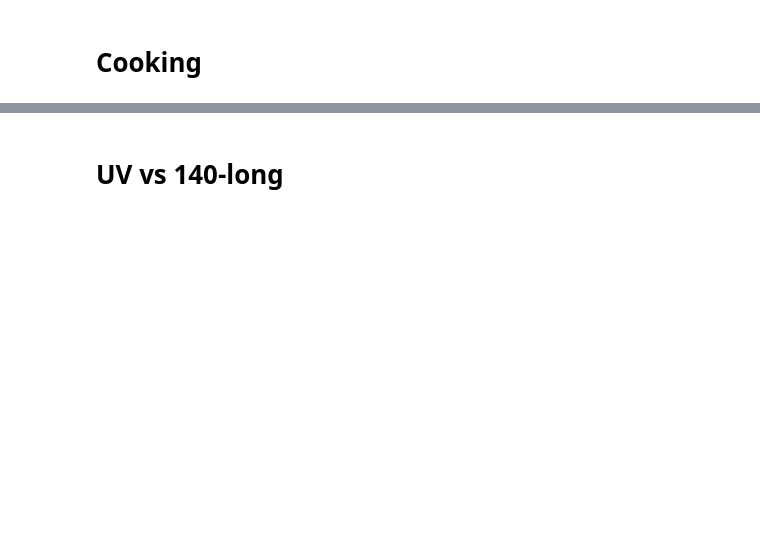
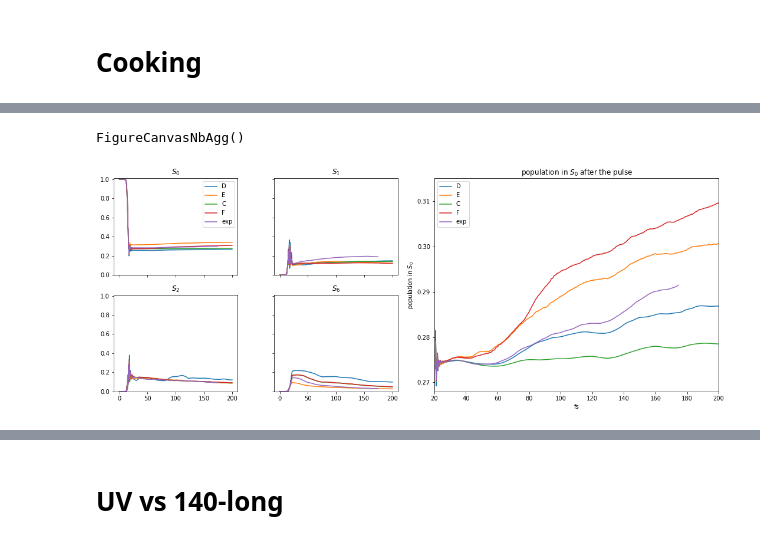
Before and after one commit to acuzzio/GridQuantumPropagator, a Jupyter notebook: Scripts/Windows_Paper.ipynb, the cells around one changed output, grey strips where cells are left out. Cells and saved outputs as stored; diff of their text form; code cells hidden in the pictures; blank space fills up the shorter version.

```diff
--- a/Scripts/Windows_Paper.ipynb
+++ b/Scripts/Windows_Paper.ipynb
@@ -203,3 +201,39 @@ fig.tight_layout()
+# %%
+fig , [[ax0,ax1,b0,b1],[ax2,ax3,b2,b3]] = plt.subplots(2,4,figsize=(15,6),sharex=True, sharey=True);
+labels = names
+labels = ['D','E','C','F','exp']
+displacements = [0.0176,-0.041,0,0,-0.01]
+
+
+b0 = plt.subplot2grid((2, 4), (0, 2), rowspan=2, colspan=2)
+
+for x in range(len(numbers)):
+    ax0.plot(dfs[x]['fs'].iloc[:, 1], dfs[x]['S0'],label=labels[x])
+    ax0.set_ylim(0.0,1.01)
+    ax0.legend()
+    ax0.set_title(r'$S_0$')
+    ax1.plot(dfs[x]['fs'].iloc[:, 1], dfs[x]['S1'],label=labels[x])
+    ax1.set_ylim(0.0,1.01)
+    ax1.set_title(r'$S_1$')
+    ax2.plot(dfs[x]['fs'].iloc[:, 1], dfs[x]['S2'],label=labels[x])
+    ax2.set_ylim(0.0,1.01)
+    ax2.set_title(r'$S_2$')
+    ax3.plot(dfs[x]['fs'].iloc[:, 1], dfs[x]['S6'],label=labels[x])
+    ax3.set_ylim(0.0,1.01)
+    ax3.set_title(r'$S_6$')
+
+    b0.plot(dfs[x]['fs'].iloc[:, 1], dfs[x]['S0']+displacements[x], label=labels[x])
+    b0.legend()
+    b0.set_xlabel('fs')
+    b0.set_ylim(0.268,0.315)
+    b0.set_xlim(20,200)
+    b0.set_ylabel(r'population in $S_0$')
+    b0.set_title(r'population in $S_0$ after the pulse')
+fig.tight_layout()
+#fig.savefig('C:\\Users\\utente\\Desktop\\Dropbox\\u-3dPropagation_manuscript\\Report\\images\\cooking.png')
+# %% [output]
+FigureCanvasNbAgg()
+[figure, added]
 # %%
 numbers = [2,23]
 names = [subfolders[x] for x in numbers]
```
Also changed, not shown: parts of 15 cells of this notebook, 1 other file.
